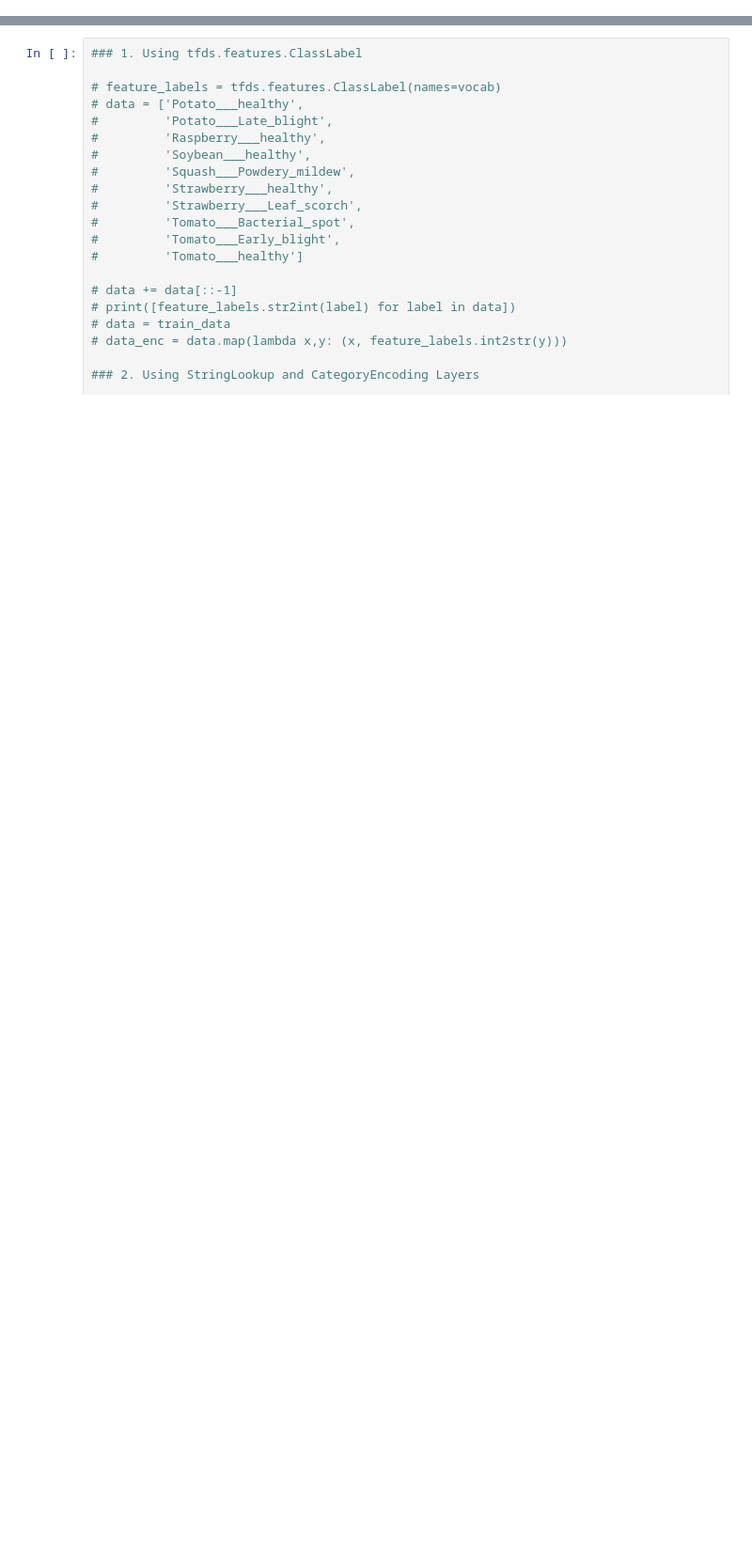
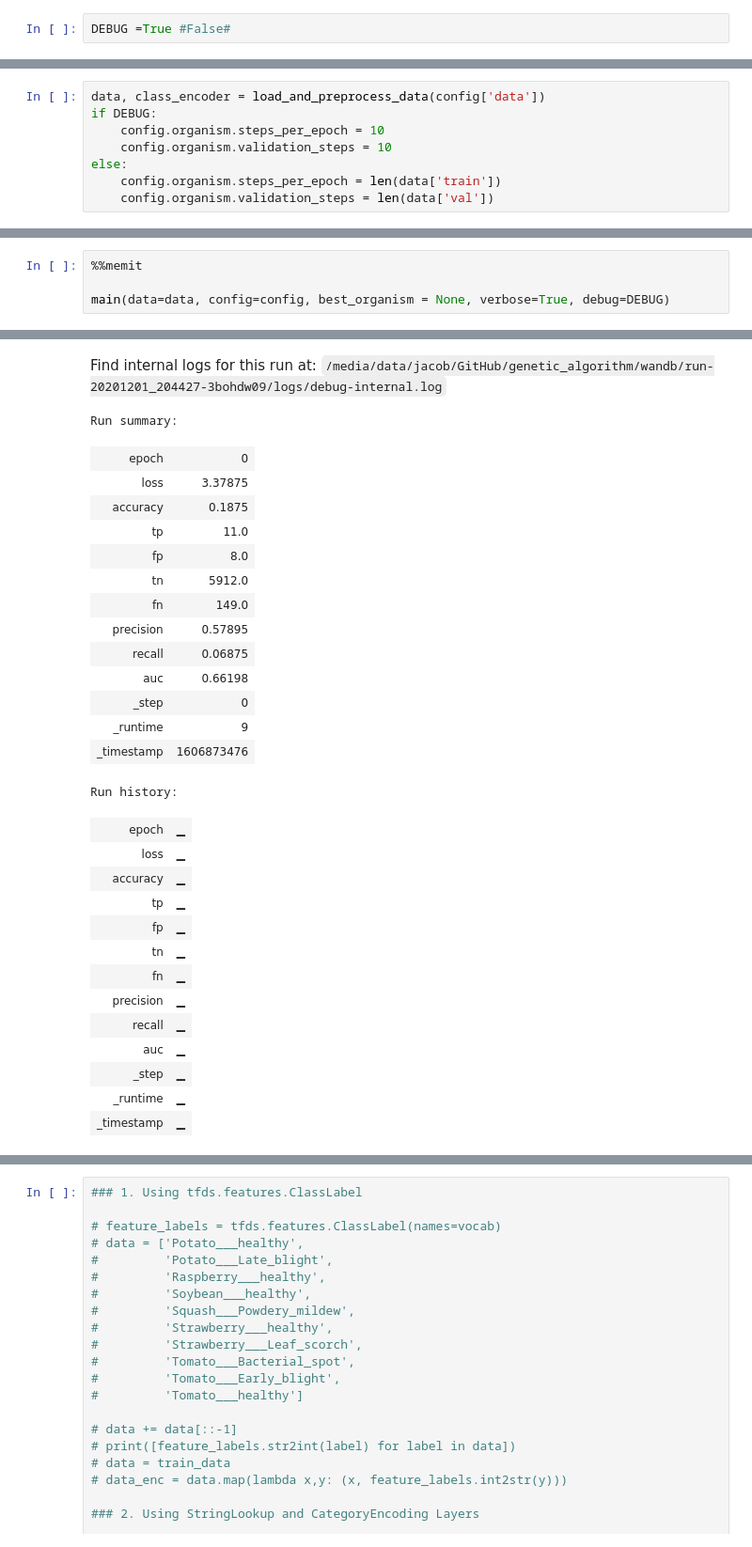
Before and after one commit to JacobARose/genetic_algorithm, a Jupyter notebook: Notebooks/generation.ipynb, the cells around one changed output, grey strips where cells are left out. Shown at 94% size. Cells and saved outputs as stored; diff of their text form; blank space fills up the shorter version.

```diff
--- a/Notebooks/generation.ipynb
+++ b/Notebooks/generation.ipynb
@@ -269,0 +1,2 @@ def load_and_preprocess_data(data_config):
+# %%
+DEBUG =True #False#
@@ -332,0 +162,8 @@ Dataset Name: plant_village/1.0.2
+# %%
+data, class_encoder = load_and_preprocess_data(config['data'])
+if DEBUG:
+    config.organism.steps_per_epoch = 10
+    config.organism.validation_steps = 10
+else:
+    config.organism.steps_per_epoch = len(data['train'])
+    config.organism.validation_steps = len(data['val'])
@@ -779,0 +208,5 @@ Run history:
+# %%
+%%memit
+
+main(data=data, config=config, best_organism = None, verbose=True, debug=DEBUG)
+# %% [output]
@@ -779,0 +236,29 @@ Run history:
+Find internal logs for this run at: /media/data/jacob/GitHub/genetic_algorithm/wandb/run-20201201_204427-3bohdw09/logs/debug-internal.log
+Run summary:
+| epoch | 0 |
+| loss | 3.37875 |
+| accuracy | 0.1875 |
+| tp | 11.0 |
+| fp | 8.0 |
+| tn | 5912.0 |
+| fn | 149.0 |
+| precision | 0.57895 |
+| recall | 0.06875 |
+| auc | 0.66198 |
+| _step | 0 |
+| _runtime | 9 |
+| _timestamp | 1606873476 |
+Run history:
+| epoch | ▁ |
+| loss | ▁ |
+| accuracy | ▁ |
+| tp | ▁ |
+| fp | ▁ |
+| tn | ▁ |
+| fn | ▁ |
+| precision | ▁ |
+| recall | ▁ |
+| auc | ▁ |
+| _step | ▁ |
+| _runtime | ▁ |
+| _timestamp | ▁ |
```
Also changed, not shown: parts of 33 cells of this notebook, 22 other files.
